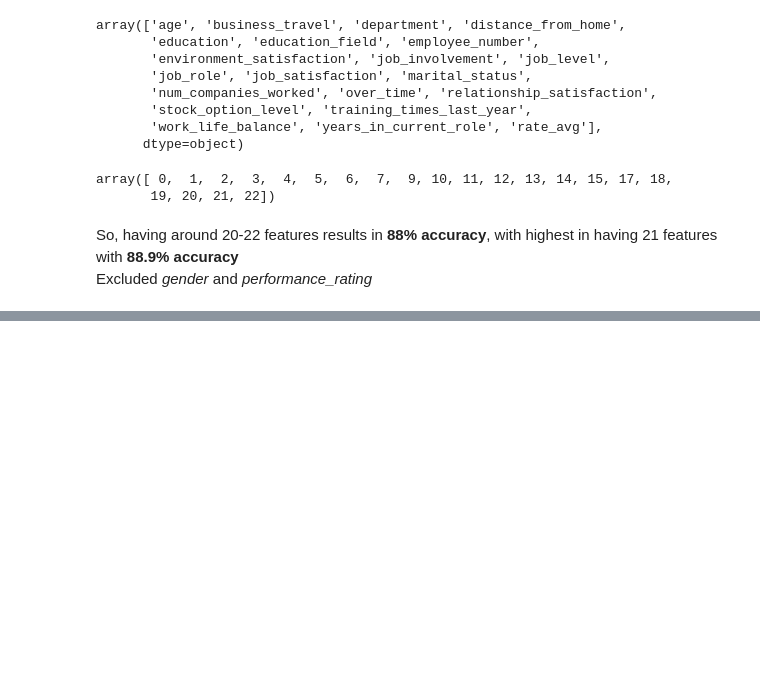
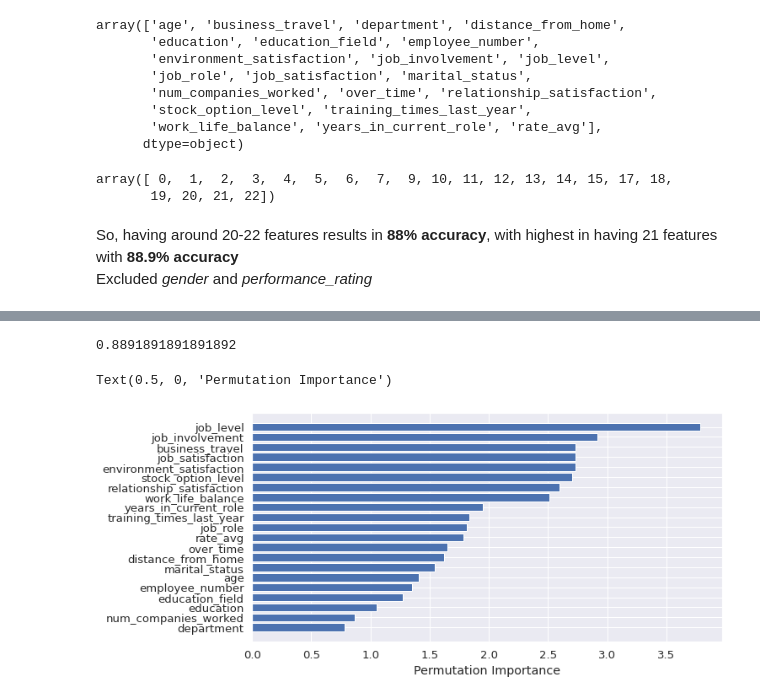
Before and after one commit to afnanrahman/EAFP, a Jupyter notebook: SVM_feature_selection_Wrapper.ipynb, the cells around one changed output, grey strips where cells are left out. Cells and saved outputs as stored; diff of their text form; code cells hidden in the pictures; blank space fills up the shorter version.

```diff
--- a/SVM_feature_selection_Wrapper.ipynb
+++ b/SVM_feature_selection_Wrapper.ipynb
@@ -5,6 +5,9 @@
 # %%
 import pandas as pd
 import seaborn as sns
+sns.reset_orig()
+sns.set_style("darkgrid")
+sns.set(font_scale=1.2)
 import matplotlib.pyplot as plt
 import numpy as np
 from sklearn.svm import SVC
@@ -244,0 +243,9 @@ ValueError: ignored
+# %%
+all_cols = list(data.columns)
+remove_cols = ['total_working_years', 'years_at_company', 'percent_salary_hike',
+               'years_with_curr_manager', 'hourly_rate', 'daily_rate',
+               'monthly_rate', "attrition", "gender", "performance_rating"]
+
+no_corr_cols = [x for x in all_cols if x not in remove_cols]
+
+no_corr_cols
@@ -244,0 +270,27 @@ ValueError: ignored
+# %%
+from sklearn.preprocessing import StandardScaler
+sc = StandardScaler()
+sc.fit(data[no_corr_cols])
+data_scale = sc.transform(data[no_corr_cols])
+X_scale = data_scale
+Y_scale = data['attrition']
+X_train, X_test, Y_train, Y_test = train_test_split(X_scale, Y_scale, test_size=0.3, random_state=42)
+clf = SVC(kernel='rbf')
+clf.fit(X_train, Y_train)
+clf.score(X_test, Y_test)
+# %% [output]
+0.8891891891891892
+# %%
+from sklearn.inspection import permutation_importance
+%matplotlib inline
+perm_importance = permutation_importance(clf, X_test, Y_test)
+
+features = np.array(no_corr_cols)
+sorted_idx = perm_importance.importances_mean.argsort()
+
+fig, ax = plt.subplots(figsize=(10,5))
+plt.barh(features[sorted_idx], (perm_importance.importances_mean[sorted_idx])*100)
+plt.xlabel("Permutation Importance")
+# %% [output]
+Text(0.5, 0, 'Permutation Importance')
+[figure, added]
```
Also changed, not shown: parts of 12 cells of this notebook.
